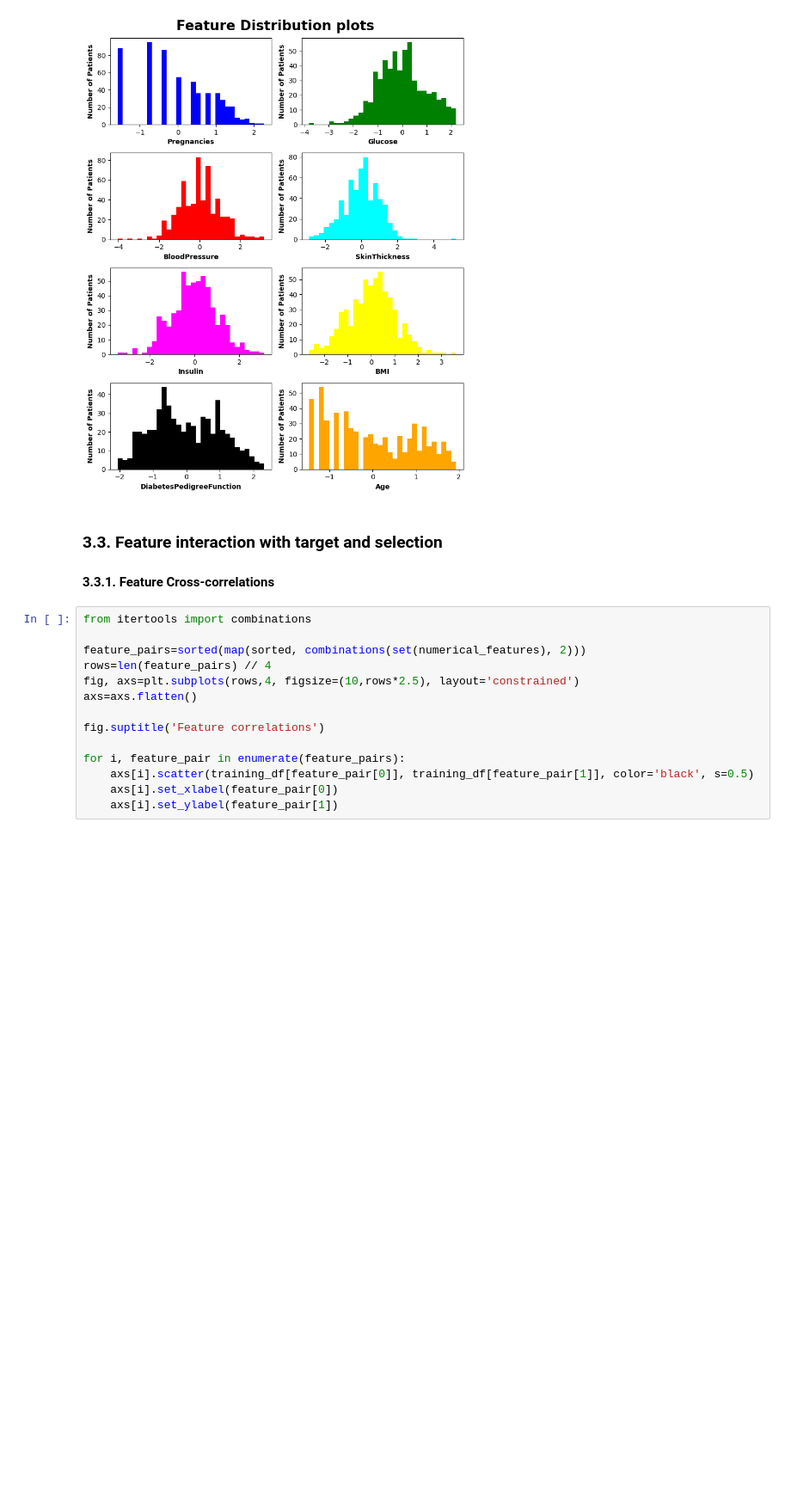
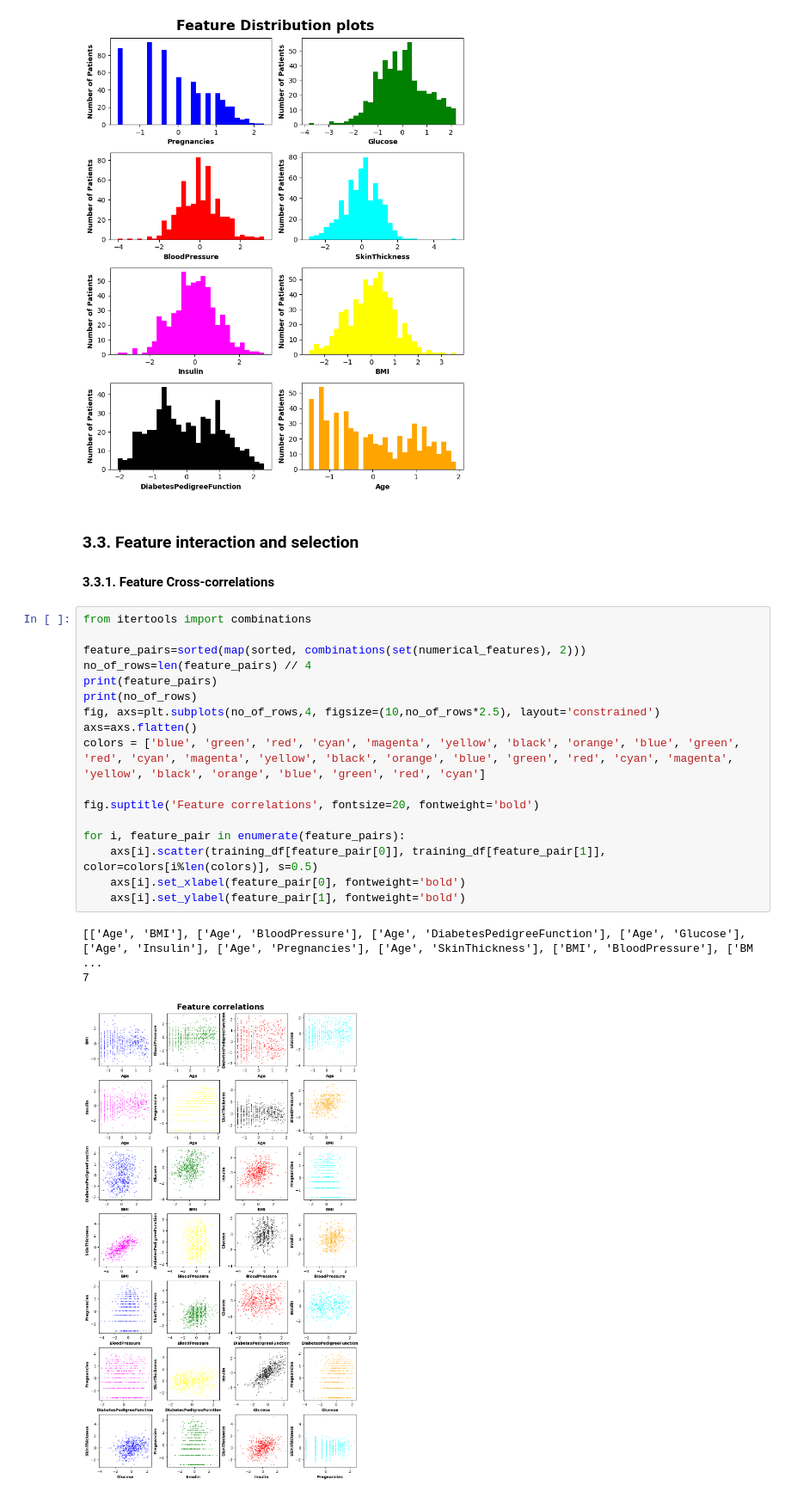
Before and after one commit to 4GeeksAcademy/Madesh2-gperdrizet-diabetes-prediction, a Jupyter notebook: src/Madesh-01-decision_tree.ipynb, the cells around one changed output. Shown: that part at 86% size. Saved outputs shown, nothing was run; the diff lists cells and outputs as text; blank space fills up the shorter version.

```diff
--- a/src/Madesh-01-decision_tree.ipynb
+++ b/src/Madesh-01-decision_tree.ipynb
@@ -194,19 +194,26 @@ fig.tight_layout()
 # %% [output]
 [figure]
 # %% [markdown]
-### 3.3. Feature interaction with target and selection
+### 3.3. Feature interaction and selection
 #### 3.3.1. Feature Cross-correlations
 # %%
 from itertools import combinations
 
 feature_pairs=sorted(map(sorted, combinations(set(numerical_features), 2)))
-rows=len(feature_pairs) // 4
-fig, axs=plt.subplots(rows,4, figsize=(10,rows*2.5), layout='constrained')
+no_of_rows=len(feature_pairs) // 4
+print(feature_pairs)
+print(no_of_rows)
+fig, axs=plt.subplots(no_of_rows,4, figsize=(10,no_of_rows*2.5), layout='constrained')
 axs=axs.flatten()
+colors = ['blue', 'green', 'red', 'cyan', 'magenta', 'yellow', 'black', 'orange', 'blue', 'green', 'red', 'cyan', 'magenta', 'yellow', 'black', 'orange', 'blue', 'green', 'red', 'cyan', 'magenta', 'yellow', 'black', 'orange', 'blue', 'green', 'red', 'cyan']
 
-fig.suptitle('Feature correlations')
+fig.suptitle('Feature correlations', fontsize=20, fontweight='bold')
 
 for i, feature_pair in enumerate(feature_pairs):
-    axs[i].scatter(training_df[feature_pair[0]], training_df[feature_pair[1]], color='black', s=0.5)
-    axs[i].set_xlabel(feature_pair[0])
-    axs[i].set_ylabel(feature_pair[1])
+    axs[i].scatter(training_df[feature_pair[0]], training_df[feature_pair[1]], color=colors[i%len(colors)], s=0.5)
+    axs[i].set_xlabel(feature_pair[0], fontweight='bold')
+    axs[i].set_ylabel(feature_pair[1], fontweight='bold')
+# %% [output]
+[['Age', 'BMI'], ['Age', 'BloodPressure'], ['Age', 'DiabetesPedigreeFunction'], ['Age', 'Glucose'], ['Age', 'Insulin'], ['Age', 'Pregnancies'], ['Age', 'SkinThickness'], ['BMI', 'BloodPressure'], ['BM ...
+7
+[figure, added]
```
Also changed, not shown: parts of 12 cells of this notebook.
